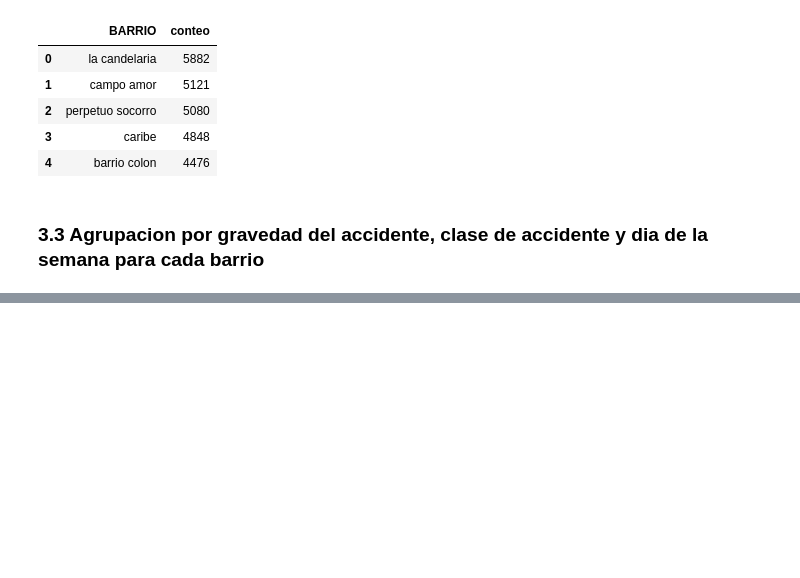
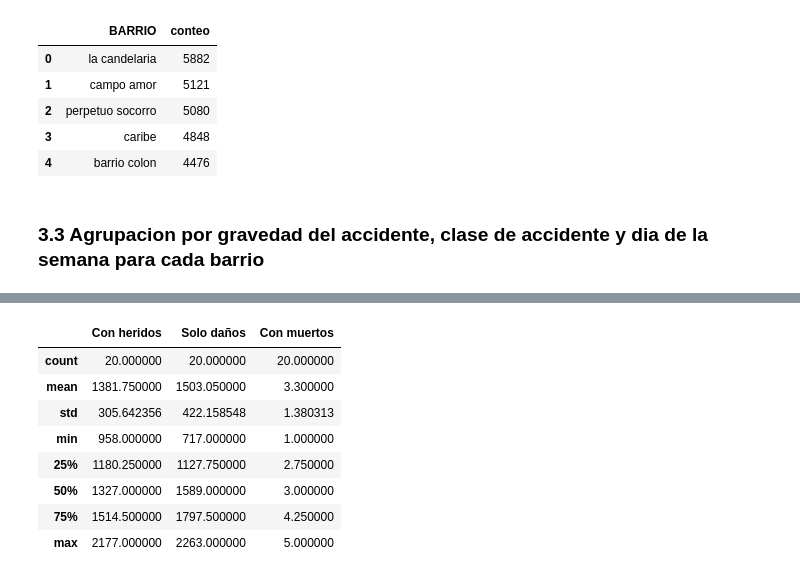
Before and after one commit to dgilrua/proyecto2-analitica, a Jupyter notebook: main.ipynb, the cells around one changed output, grey strips where cells are left out. Cells and saved outputs as stored; diff of their text form; code cells hidden in the pictures; blank space fills up the shorter version.

```diff
--- a/main.ipynb
+++ b/main.ipynb
@@ -1001,0 +1049,12 @@ array(['aguas frias', 'aldea pablo vi', 'alejandro echavarria',
+# %%
+df_agrupamiento[df_agrupamiento['CLUSTER_GRAVEDAD'] == 2][['Con heridos', 'Solo daños', 'Con muertos']].describe()
+# %% [output]
+|  | Con heridos | Solo daños | Con muertos |
+| count | 20.000000 | 20.000000 | 20.000000 |
+| mean | 1381.750000 | 1503.050000 | 3.300000 |
+| std | 305.642356 | 422.158548 | 1.380313 |
+| min | 958.000000 | 717.000000 | 1.000000 |
+| 25% | 1180.250000 | 1127.750000 | 2.750000 |
+| 50% | 1327.000000 | 1589.000000 | 3.000000 |
+| 75% | 1514.500000 | 1797.500000 | 4.250000 |
+| max | 2177.000000 | 2263.000000 | 5.000000 |
```
Also changed, not shown: parts of 16 cells of this notebook, 1 other file.
